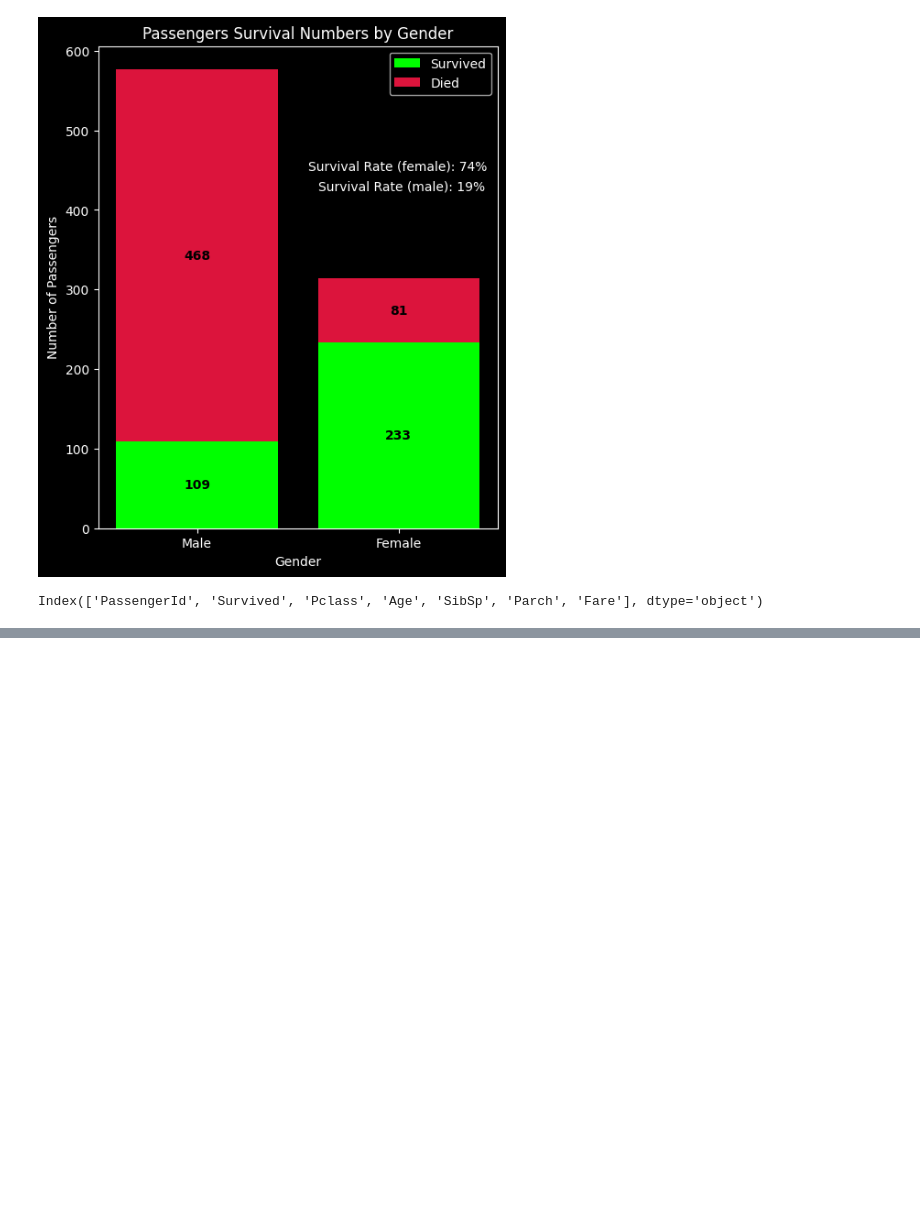
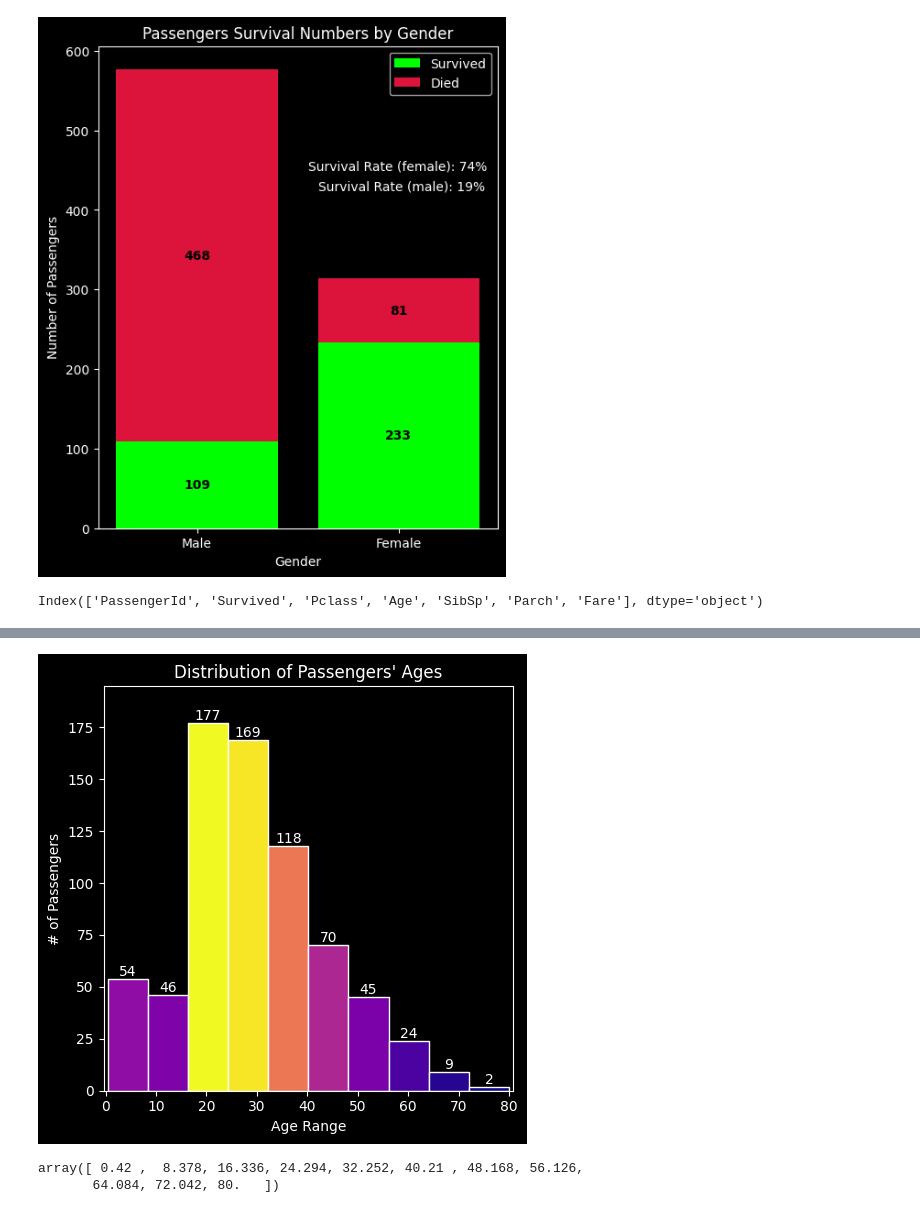
Before and after one commit to sai-sundeep/data-visualization, a Jupyter notebook: titanic/exploratory.ipynb, the cells around one changed output, grey strips where cells are left out. Saved outputs shown, nothing was run; the diff lists cells and outputs as text; code cells hidden in the pictures; blank space fills up the shorter version.

```diff
--- a/titanic/exploratory.ipynb
+++ b/titanic/exploratory.ipynb
@@ -149,0 +202,21 @@ Name: Pclass, dtype: int64
+# %%
+fig, axs = plt.subplots(figsize=(5, 5), tight_layout=True)
+n, bins, patches = axs.hist(train_dataset["Age"], bins=10, edgecolor="white")
+axs.set_title(f"Distribution of Passengers' Ages")
+fracs = n / n.max()
+norm = colors.Normalize(fracs.min(), fracs.max())
+for curr_frac, curr_patch in zip(fracs, patches):
+      color = plt.cm.plasma(norm(curr_frac))
+      curr_patch.set_facecolor(color)
+axs.bar_label(patches, label_type="edge")
+axs.set_xlabel("Age Range")
+axs.set_ylabel("# of Passengers")
+plt.margins(x=0.01, y=0.1)
+plt.show()
+# %% [output]
+[figure, added]
+# %%
+bins
+# %% [output]
+array([ 0.42 ,  8.378, 16.336, 24.294, 32.252, 40.21 , 48.168, 56.126,
+       64.084, 72.042, 80.   ])
```
Also changed, not shown: parts of 5 cells of this notebook, 1 other file.
